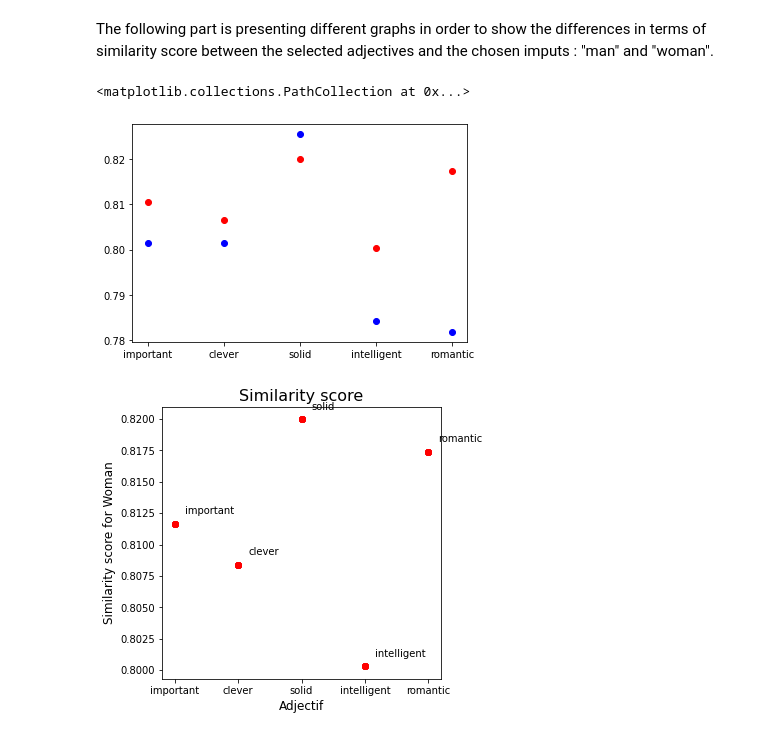
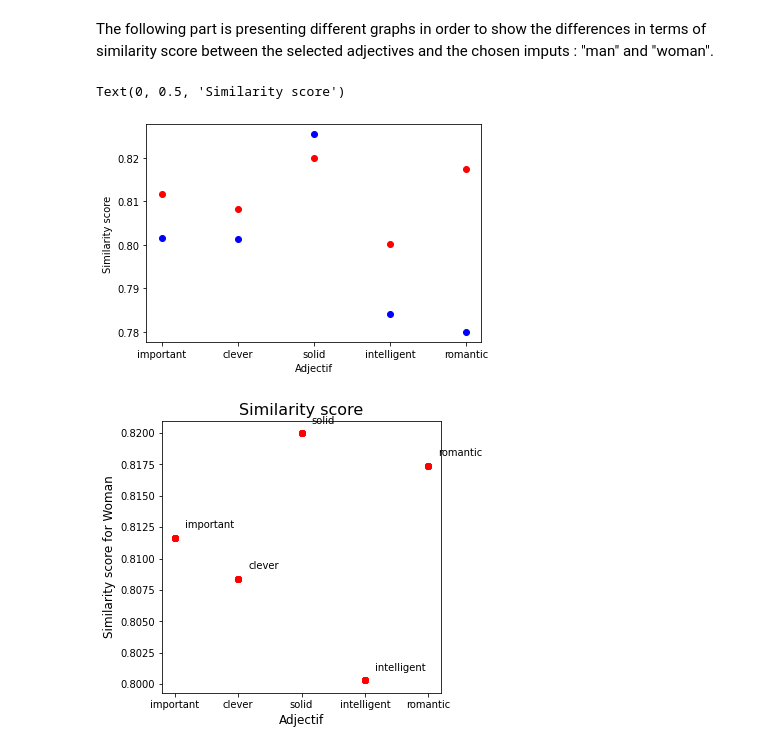
Before and after one commit to Marine-DUPUIS/Decoding-Biases-in-AI---GPT3, a Jupyter notebook: OpenAi.ipynb, the cells around one changed output. Saved outputs shown, nothing was run; the diff lists cells and outputs as text; code cells hidden in the pictures.

```diff
--- a/OpenAi.ipynb
+++ b/OpenAi.ipynb
@@ -456,10 +456,12 @@ import matplotlib.pyplot as plt
 # %%
 plt.scatter(nd['adj'], nd['ScoreforMan'], c='blue')
 plt.scatter(nd['adj'], nd['ScoreforWoman'], c='red')
+plt.xlabel('Adjectif')
+plt.ylabel("Similarity score")
 #To show the gap between the similarity score for men and for women, for a given adjective
 # %% [output]
-<matplotlib.collections.PathCollection at 0x...>
+Text(0, 0.5, 'Similarity score')
-[figure, old version]
+[figure, new version]
 # %%
 x = nd['adj'].values
 y = nd['ScoreforWoman'].values
```
Also changed, not shown: parts of 14 cells of this notebook.
